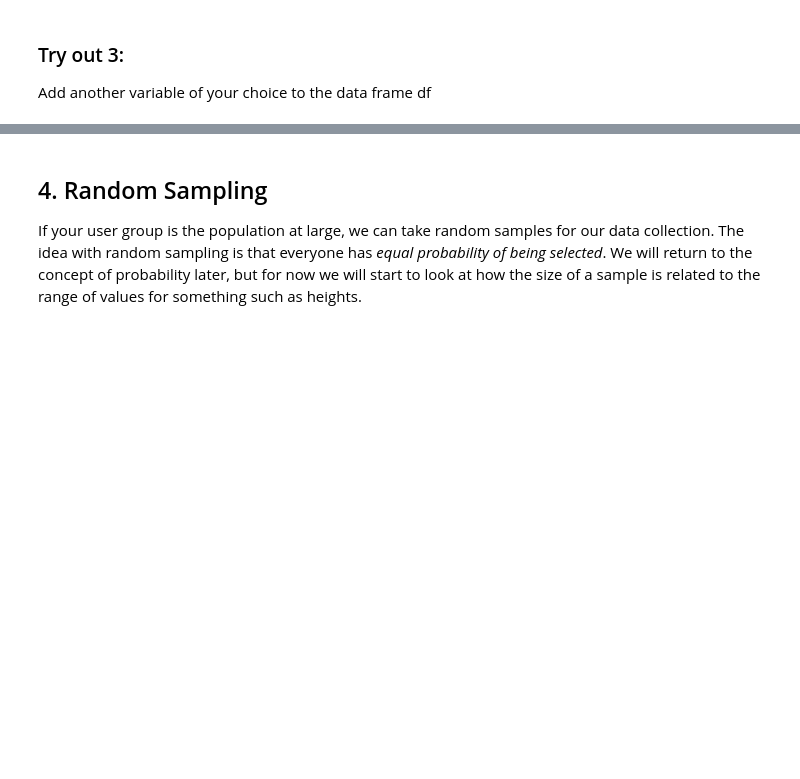
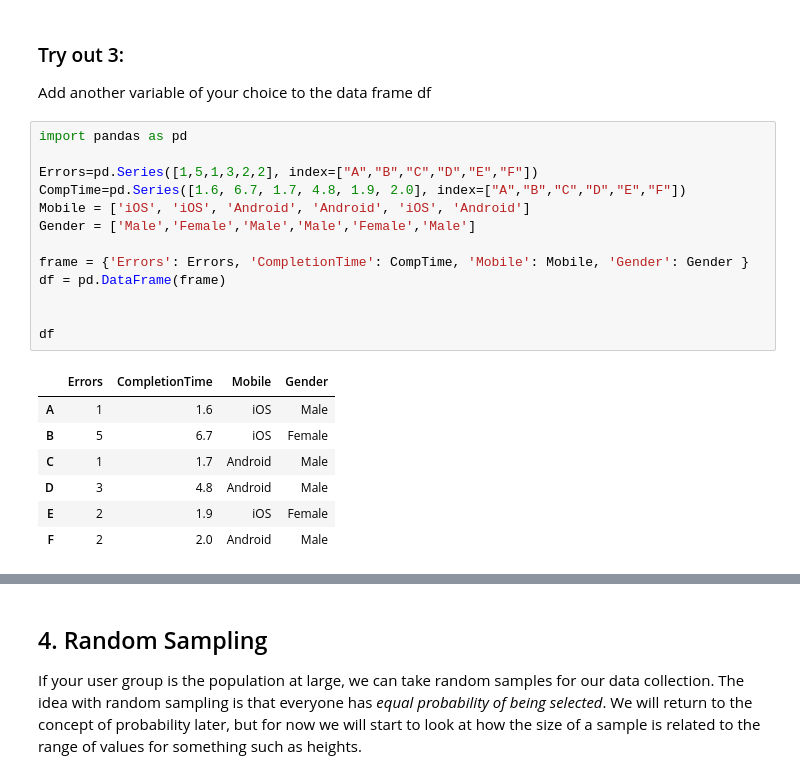
Before and after one commit to DavidKorsgaard/Google-CollabUXDesign, a Jupyter notebook: UX1_When-and-What.ipynb, the cells around one changed output, grey strips where cells are left out. Cells and saved outputs as stored; diff of their text form; blank space fills up the shorter version.

```diff
--- a/UX1_When-and-What.ipynb
+++ b/UX1_When-and-What.ipynb
@@ -251,6 +243,27 @@ df
 # %% [markdown]
 ### Try out 3:
 Add another variable of your choice to the data frame df
+# %%
+import pandas as pd
+
+Errors=pd.Series([1,5,1,3,2,2], index=["A","B","C","D","E","F"])
+CompTime=pd.Series([1.6, 6.7, 1.7, 4.8, 1.9, 2.0], index=["A","B","C","D","E","F"])
+Mobile = ['iOS', 'iOS', 'Android', 'Android', 'iOS', 'Android']
+Gender = ['Male','Female','Male','Male','Female','Male']
+
+frame = {'Errors': Errors, 'CompletionTime': CompTime, 'Mobile': Mobile, 'Gender': Gender }
+df = pd.DataFrame(frame)
+
+
+df
+# %% [output]
+|  | Errors | CompletionTime | Mobile | Gender |
+| A | 1 | 1.6 | iOS | Male |
+| B | 5 | 6.7 | iOS | Female |
+| C | 1 | 1.7 | Android | Male |
+| D | 3 | 4.8 | Android | Male |
+| E | 2 | 1.9 | iOS | Female |
+| F | 2 | 2.0 | Android | Male |
 # %% [markdown]
 <a id= 'RandomSampling'> </a>
 # %% [markdown]
```
Also changed, not shown: parts of 2 cells of this notebook.
